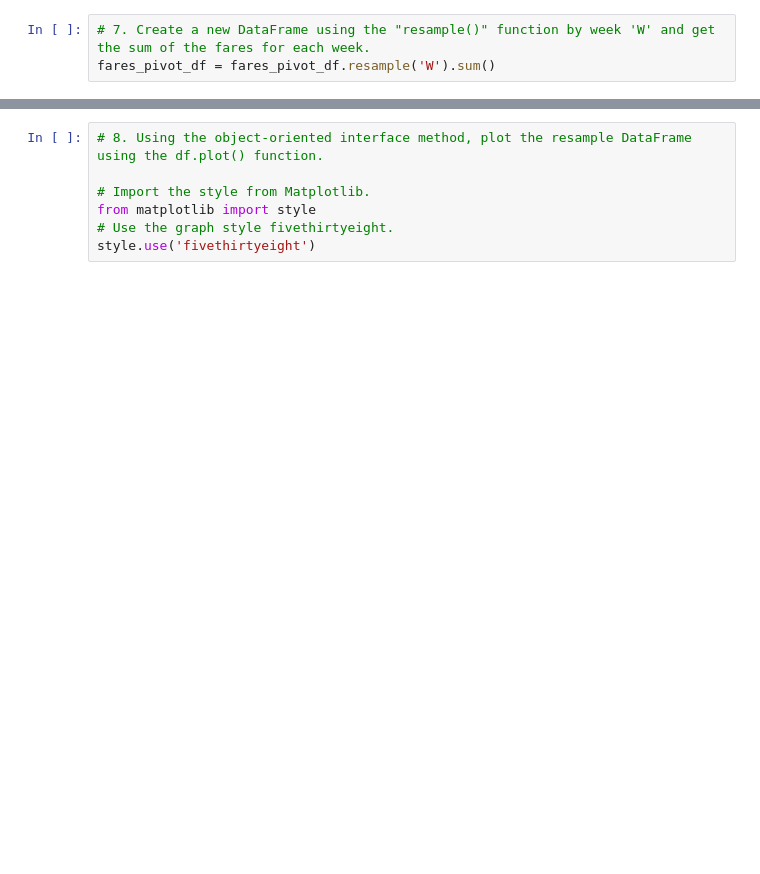
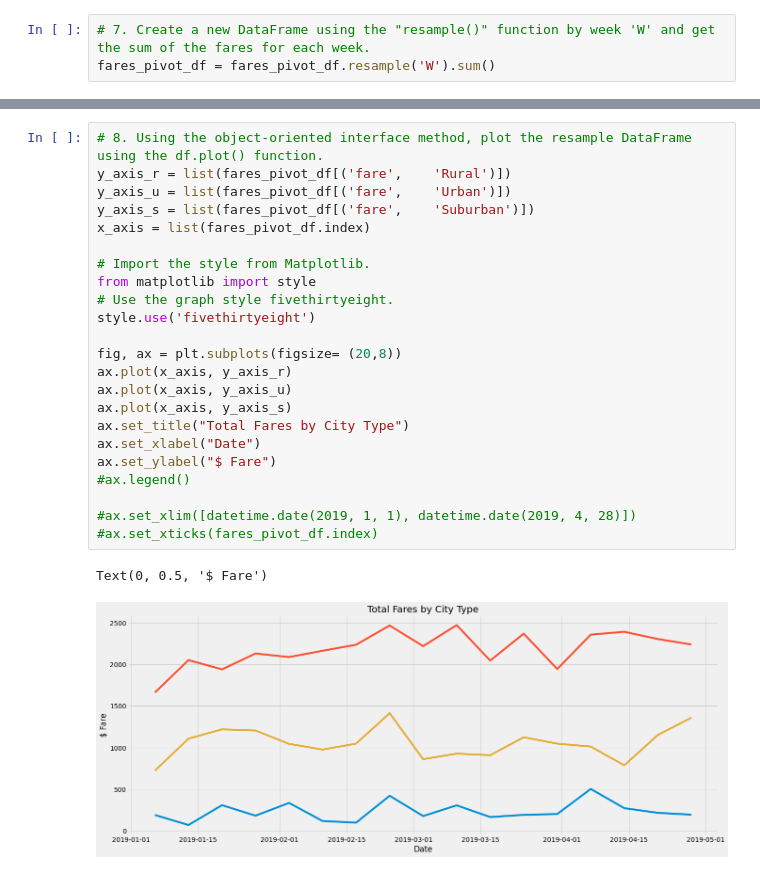
Before and after one commit to amangill09/PyBer_Analysis, a Jupyter notebook: PyBer_Challenge.ipynb, the cells around one changed output, grey strips where cells are left out. Drawn from its saved outputs; the diff is of its cells as text; blank space fills up the shorter version.

```diff
--- a/PyBer_Challenge.ipynb
+++ b/PyBer_Challenge.ipynb
@@ -250,7 +259,26 @@ fares_pivot_df
 # %%
 # 8. Using the object-oriented interface method, plot the resample DataFrame using the df.plot() function.
+y_axis_r = list(fares_pivot_df[('fare',    'Rural')])
+y_axis_u = list(fares_pivot_df[('fare',    'Urban')])
+y_axis_s = list(fares_pivot_df[('fare',    'Suburban')])
+x_axis = list(fares_pivot_df.index)
 
 # Import the style from Matplotlib.
 from matplotlib import style
 # Use the graph style fivethirtyeight.
 style.use('fivethirtyeight')
+
+fig, ax = plt.subplots(figsize= (20,8))
+ax.plot(x_axis, y_axis_r)
+ax.plot(x_axis, y_axis_u)
+ax.plot(x_axis, y_axis_s)
+ax.set_title("Total Fares by City Type")
+ax.set_xlabel("Date")
+ax.set_ylabel("$ Fare")
+#ax.legend()
+
+#ax.set_xlim([datetime.date(2019, 1, 1), datetime.date(2019, 4, 28)])
+#ax.set_xticks(fares_pivot_df.index)
+# %% [output]
+Text(0, 0.5, '$ Fare')
+[figure, added]
```
Also changed, not shown: parts of 5 cells of this notebook, 1 other file.
